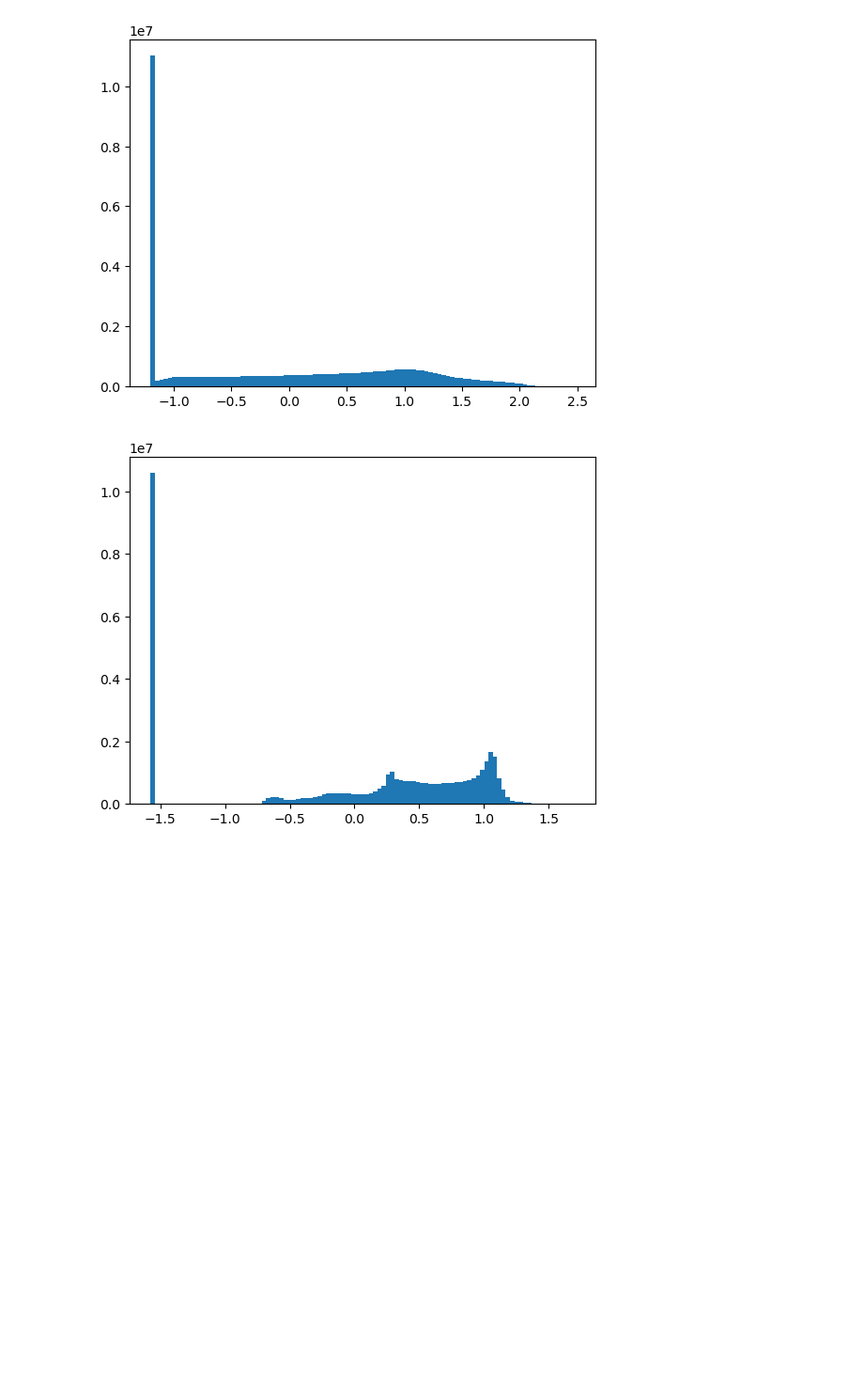
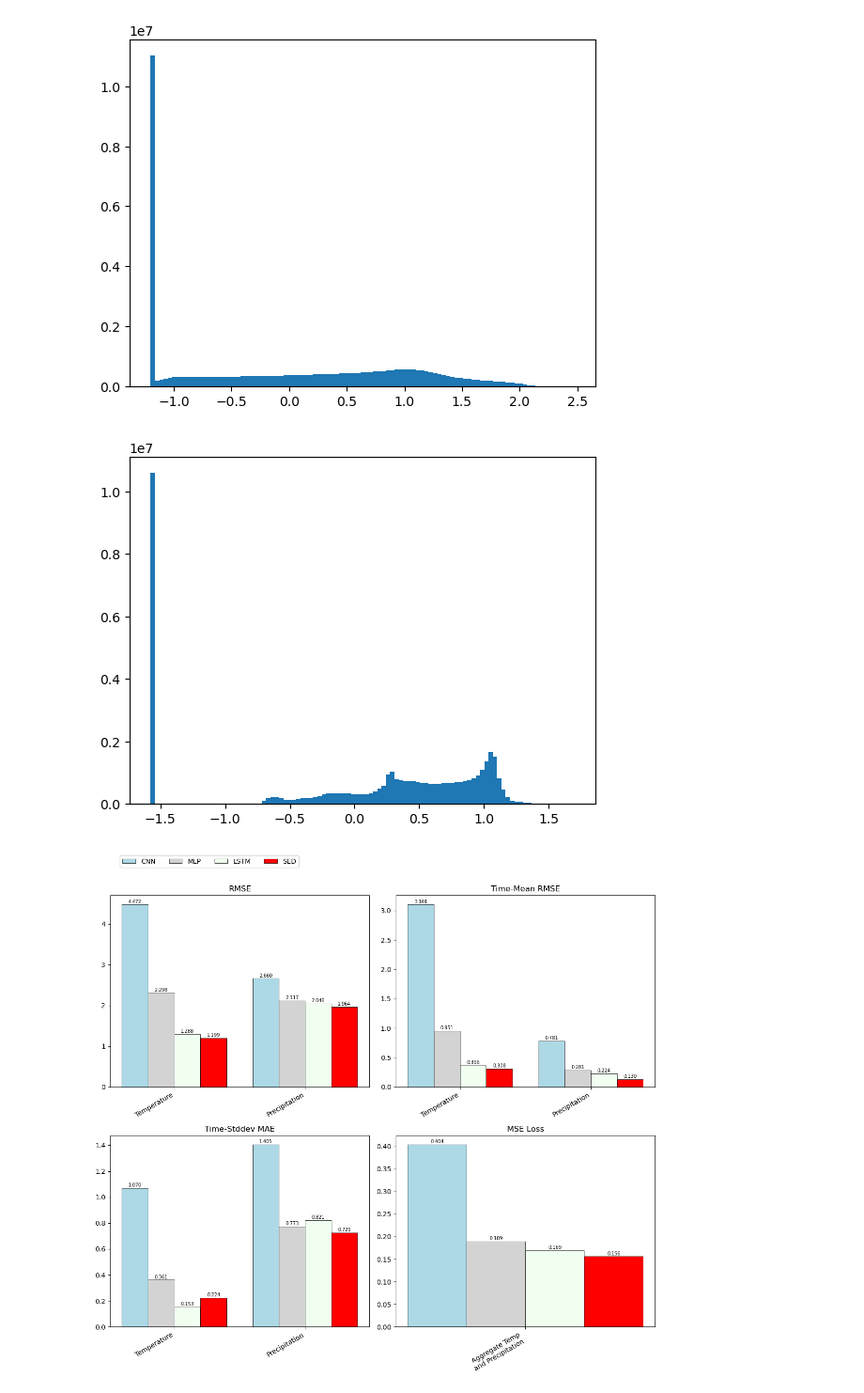
Before and after one commit to vdubey0/cse151b-climate, a Jupyter notebook: data-exploration-basic.ipynb, the cells around one changed output. Shown at 94% size. Drawn from its saved outputs; the diff is of its cells as text; code cells hidden in the pictures; blank space fills up the shorter version.

```diff
--- a/data-exploration-basic.ipynb
+++ b/data-exploration-basic.ipynb
@@ -339,3 +339,80 @@ plt.hist(data_transformed, bins=np.linspace(data_transformed.min(), data_transfo
 plt.show()
 # %% [output]
 [figure]
+# %%
+import matplotlib.pyplot as plt
+import numpy as np
+
+# Model names (CNN first)
+models = ['CNN', 'MLP', 'LSTM', 'SED']
+bar_width = 0.2
+
+# Labels and data
+labels = [
+    'RMSE\nTemperature', 'RMSE\nPrecipitation',
+    'Time-Mean RMSE\nTemperature', 'Time-Mean RMSE\nPrecipitation',
+    'Time-Stddev MAE\nTemperature', 'Time-Stddev MAE\nPrecipitation',
+    'MSE Loss'
+]
+
+# Each row = metric, each column = model (CNN, MLP, LSTM, SED)
+bar_data = np.array([
+    [4.4724, 2.2984, 1.2883, 1.1989],   # RMSE Temperature
+    [2.6604, 2.1172, 2.0459, 1.9644],   # RMSE Precipitation
+    [3.1009, 0.9508, 0.3657, 0.3081],   # Time-Mean RMSE Temperature
+    [0.7811, 0.2814, 0.2236, 0.1302],   # Time-Mean RMSE Precipitation
+    [1.0699, 0.3613, 0.1533, 0.2241],   # Time-Stddev MAE Temperature
+    [1.4054, 0.7735, 0.8213, 0.7257],   # Time-Stddev MAE Precipitation
+    [0.4039, 0.1891, 0.1693, 0.1561]    # MSE Loss
+])
+
+# Metric groups and labels for x-axis
+metric_groups = {
+    'RMSE': ['RMSE\nTemperature', 'RMSE\nPrecipitation'],
+    'Time-Mean RMSE': ['Time-Mean RMSE\nTemperature', 'Time-Mean RMSE\nPrecipitation'],
+    'Time-Stddev MAE': ['Time-Stddev MAE\nTemperature', 'Time-Stddev MAE\nPrecipitation'],
+    'MSE Loss': ['MSE Loss']
+}
+
+group_names = {
+    'RMSE': ['Temperature', 'Precipitation'],
+    'Time-Mean RMSE': ['Temperature', 'Precipitation'],
+    'Time-Stddev MAE': ['Temperature', 'Precipitation'],
+    'MSE Loss': ['Aggregate Temp\nand Precipitation']
+}
+
+# Colors: CNN bold, others muted
+colors = ['lightblue', 'lightgray', 'honeydew', 'red']
+
+# Create figure and axes
+fig, axes = plt.subplots(2, 2, figsize=(12, 11))
+axes = axes.flatten()
+
+# Plot each metric group
+for ax, (group_title, group_labels) in zip(axes, metric_groups.items()):
+    indices = [labels.index(label) for label in group_labels]
+    x = np.arange(len(group_labels))
+
+    for i, model in enumerate(models):
+        values = bar_data[indices, i]
+        bars = ax.bar(x + i * bar_width, values,
+                      width=bar_width, label=model,
+                      color=colors[i], edgecolor='black', linewidth=0.5)
+
+        for bar, val in zip(bars, values):
+            ax.annotate(f"{val:.3f}", xy=(bar.get_x() + bar.get_width() / 2, val),
+                        xytext=(0, 2), textcoords="offset points", ha='center', fontsize=7)
+
+    ax.set_xticks(x + bar_width * len(models) / 2 - bar_width / 2)
+    ax.set_xticklabels(group_names[group_title], rotation=30, ha='right')
+    ax.set_title(group_title)
+
+# Unified legend
+handles, labels_ = ax.get_legend_handles_labels()
+fig.legend(handles, labels_, loc='upper left', ncol=4, bbox_to_anchor=(0.05, 1.05))
+
+plt.tight_layout(rect=[0, 0.05, 1, 1])
+plt.savefig("plots/model_comparison_grid.png", dpi=300, bbox_inches='tight')
+plt.show()
+# %% [output]
+[figure, added]
```
Also changed, not shown: 10 other files.
